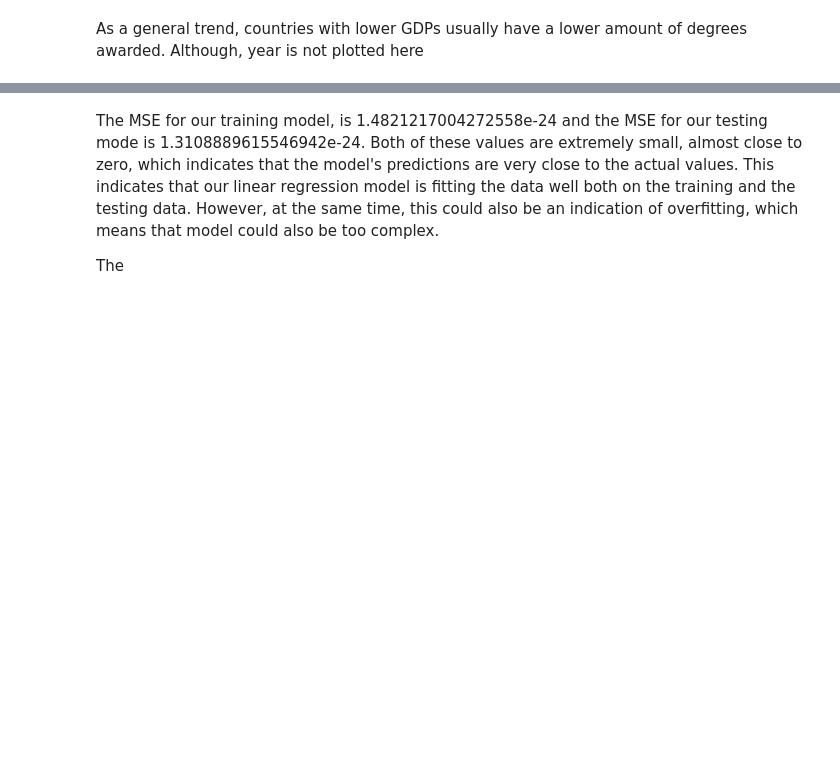
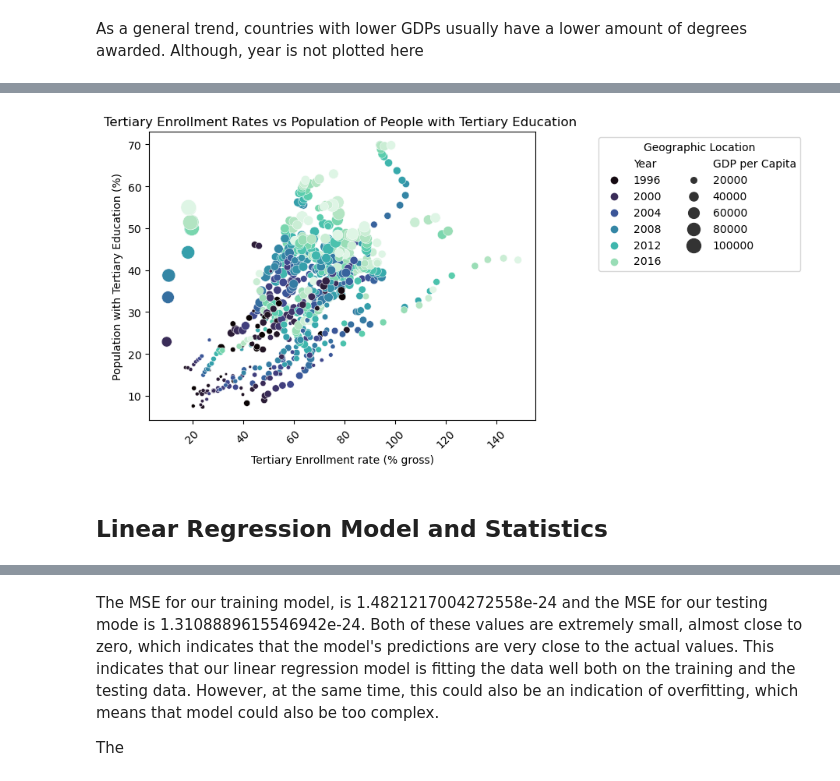
Before and after one commit to rcherivi/OECD-Tertiary-Education-Analysis, a Jupyter notebook: INFO 2950 - Phase 2.ipynb, the cells around one changed output, grey strips where cells are left out. Drawn from its saved outputs; the diff is of its cells as text; code cells hidden in the pictures; blank space fills up the shorter version.

```diff
--- a/INFO 2950 - Phase 2.ipynb
+++ b/INFO 2950 - Phase 2.ipynb
@@ -931,3 +968,18 @@ As a general trend, countries with lower GDPs usually have a lower amount of deg
+# %%
+sns.scatterplot(data = combined_df, x = "Tertiary Enrollment rate (% gross)",
+            y = "Population with Tertiary Education (%)",
+            hue = "Year", marker = "o",
+            palette = "mako", size = "GDP per Capita",
+            sizes = (5, 200));
+plt.legend(bbox_to_anchor = (1.7,1),
+           loc = 'upper right', ncol = 2,
+          title = "Geographic Location");
+plt.xticks(rotation = 45);
+plt.title ("Tertiary Enrollment Rates vs Population of People with Tertiary Education ");
+# %% [output]
+[figure, added]
+# %% [markdown]
+## Linear Regression Model and Statistics
 # %%
 X = combined_df[['Country', 'Year', 'GDP per Capita', 'Population(Million)',
               'Average Spending on Higher Education (USD/student)', 'Government Expenditure On Education (%)',
```
Also changed, not shown: parts of 7 cells of this notebook.
